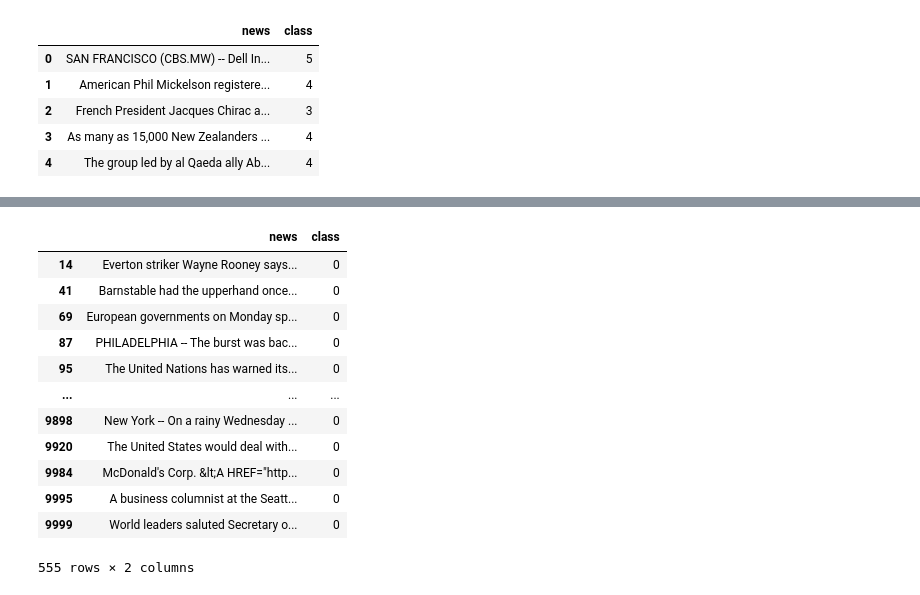
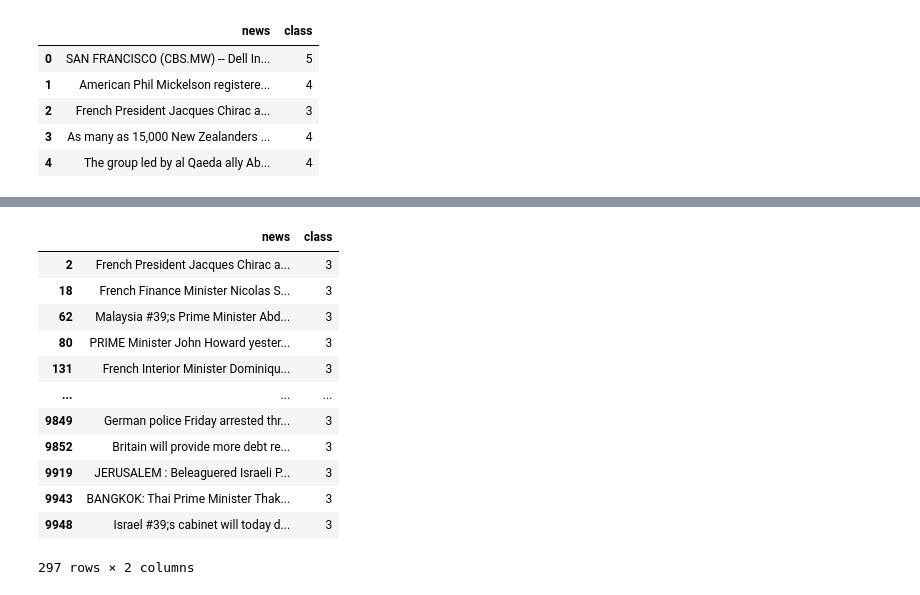
Before and after one commit to ironhack-ai-eng-june2026/demos_ai_eng, a Jupyter notebook: 8_NLP/NLP_4.ipynb, the cells around one changed output, grey strips where cells are left out. Saved outputs shown, nothing was run; the diff lists cells and outputs as text; code cells hidden in the pictures.

Commit message:
update NLP notebook 4
- delete all contents
- give correct names to news clusters

```diff
--- a/8_NLP/NLP_4.ipynb
+++ b/8_NLP/NLP_4.ipynb
@@ -619,17 +610,18 @@ pd.set_option('display.max_colwidth', None)
 # %%
-#sports
-predict_df[predict_df['class']==0]
+# news in cluster 3
+# ... Politics News
+predict_df[predict_df['class']==3]
 # %% [output]
 |  | news | class |
-| 14 | Everton striker Wayne Rooney says... | 0 |
-| 41 | Barnstable had the upperhand once... | 0 |
-| 69 | European governments on Monday sp... | 0 |
-| 87 | PHILADELPHIA -- The burst was bac... | 0 |
-| 95 | The United Nations has warned its... | 0 |
+| 2 | French President Jacques Chirac a... | 3 |
+| 18 | French Finance Minister Nicolas S... | 3 |
+| 62 | Malaysia #39;s Prime Minister Abd... | 3 |
+| 80 | PRIME Minister John Howard yester... | 3 |
+| 131 | French Interior Minister Dominiqu... | 3 |
 | ... | ... | ... |
-| 9898 | New York -- On a rainy Wednesday ... | 0 |
-| 9920 | The United States would deal with... | 0 |
-| 9984 | McDonald's Corp. &lt;A HREF="http... | 0 |
-| 9995 | A business columnist at the Seatt... | 0 |
-| 9999 | World leaders saluted Secretary o... | 0 |
+| 9849 | German police Friday arrested thr... | 3 |
+| 9852 | Britain will provide more debt re... | 3 |
+| 9919 | JERUSALEM : Beleaguered Israeli P... | 3 |
+| 9943 | BANGKOK: Thai Prime Minister Thak... | 3 |
+| 9948 | Israel #39;s cabinet will today d... | 3 |
-555 rows × 2 columns
+297 rows × 2 columns
```
Also changed, not shown: parts of 18 cells of this notebook.
